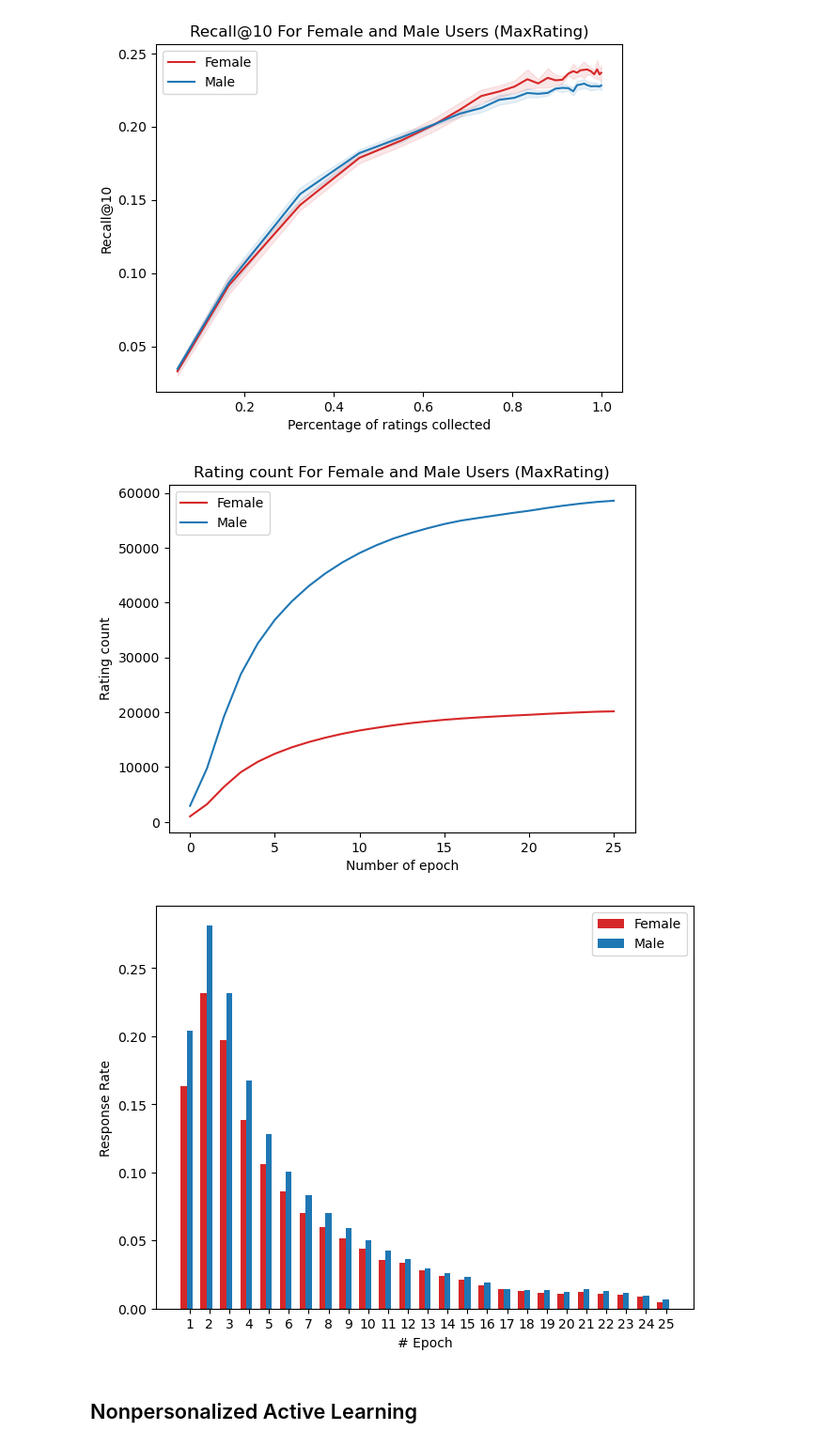
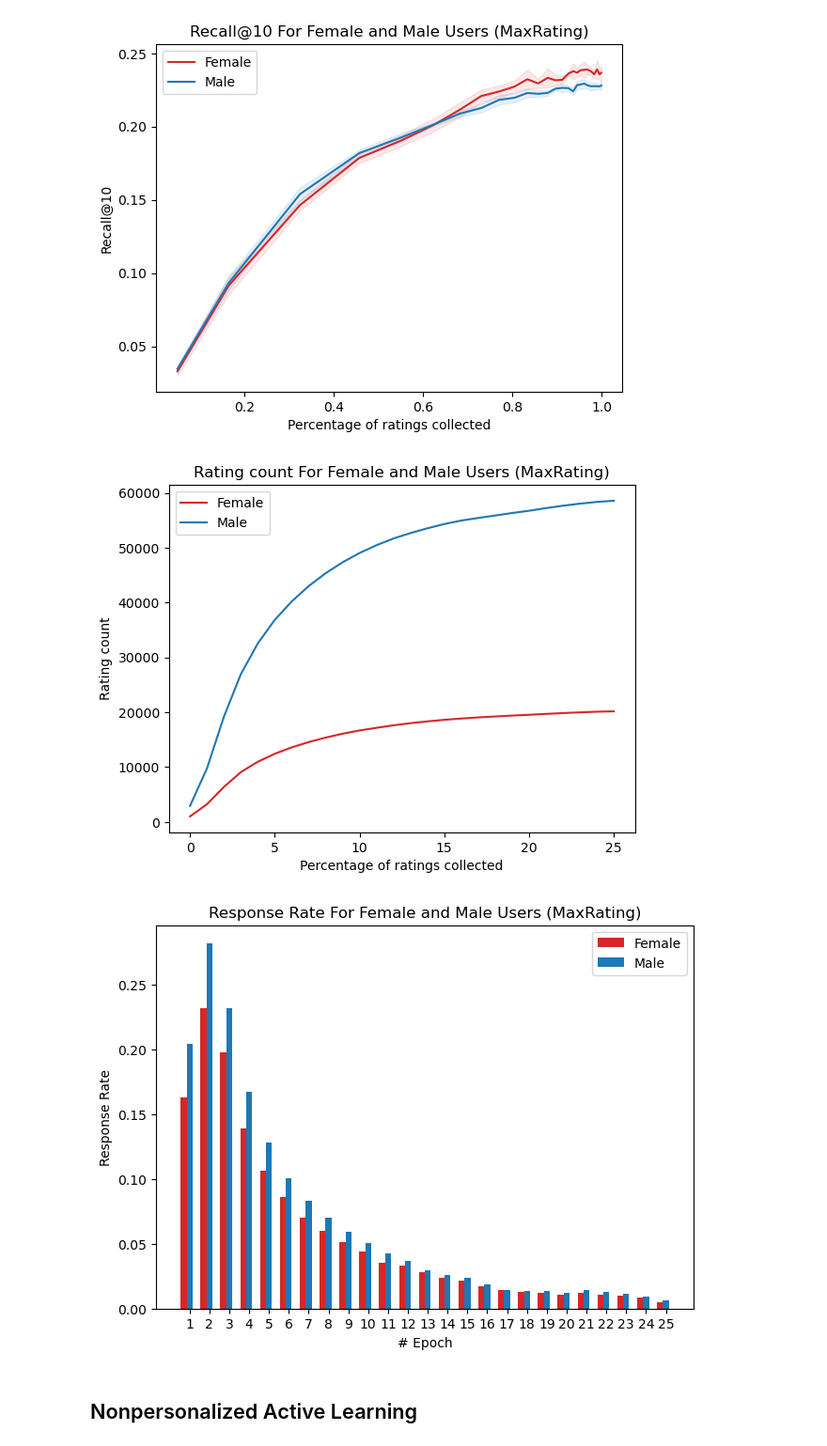
Before and after one commit to sipei-li/DeepALDataMinimization, a Jupyter notebook: LightGCN_exp1.ipynb, the cells around one changed output. Shown at 94% size. Saved outputs shown, nothing was run; the diff lists cells and outputs as text; code cells hidden in the pictures.

```diff
--- a/LightGCN_exp1.ipynb
+++ b/LightGCN_exp1.ipynb
@@ -24,10 +24,10 @@ pd.options.mode.chained_assignment = None
 # %% [markdown]
 ## Load data
 # %%
-data_url = "https://files.grouplens.org/datasets/movielens/ml-100k/u.data"
+data_path = "./data/ml-100k/u.data"
 data_columns = ['user_id', 'item_id', 'rating', 'timestamp']
 
-user_url = "https://files.grouplens.org/datasets/movielens/ml-100k/u.user"
+user_path = "./data/ml-100k/u.user"
 user_columns = ['user_id', 'age', 'gender', 'occupation', 'zip_code']
 # %%
 data_df = pd.read_csv(data_url, sep='\t', names=data_columns, header=None)
@@ -325,47 +320,48 @@ unpro_df_grouped['ci'] = 1.95 * unpro_df_grouped['std'] / np.sqrt(unpro_df_group
 unpro_df_grouped['ci_lower'] = unpro_df_grouped['mean'] - unpro_df_grouped['ci']
 unpro_df_grouped['ci_upper'] = unpro_df_grouped['mean'] + unpro_df_grouped['ci']
 
-plt.plot(np.arange(n_epochs), pro_df_grouped['mean'], color='tab:red', label="Female")
+plt.plot(np.arange(pro_df_grouped.shape[0]), pro_df_grouped['mean'], color='tab:red', label="Female")
 
-plt.plot(np.arange(n_epochs), unpro_df_grouped['mean'], color='tab:blue', label="Male")
+plt.plot(np.arange(unpro_df_grouped.shape[0]), unpro_df_grouped['mean'], color='tab:blue', label="Male")
 
-plt.xlabel('Number of epoch')
+plt.xlabel('Percentage of ratings collected')
 plt.ylabel('Rating count')
 
 plt.legend()
 plt.title("Rating count For Female and Male Users (MaxRating)")
 plt.show()
 # %% [output]
-[figure, old version]
+[figure, new version]
 # %%
 # response rate
 count_df = MaxRating_results_df[['epoch', 'count_pro', 'count_unpro']]
 mean_count_df = count_df.groupby('epoch').agg('mean')
 collected_count_df = mean_count_df.diff()
 collected_count_df = collected_count_df.iloc[1:]
 
 collected_count_df['rate_pro'] = collected_count_df['count_pro'] / (q * n_female)
 collected_count_df['rate_unpro'] = collected_count_df['count_unpro'] / (q * n_male)
 
-x = np.arange(1, n_epochs)
+x = np.arange(1, collected_count_df.shape[0]+1)
 width = 0.3
 multiplier = 0
 
 fig, ax = plt.subplots(layout='constrained')
 
 for col, label, c in zip(['rate_pro', 'rate_unpro'], ['Female', 'Male'], ['tab:red', 'tab:blue']):
     offset = width * multiplier
     rects = ax.bar(x + offset, collected_count_df[col], width, label=label, color=c)
     multiplier += 1
 
 ax.set_ylabel('Response Rate')
 ax.set_xlabel('# Epoch')
 ax.set_xticks(x + width, x)
 ax.legend()
 
+plt.title("Response Rate For Female and Male Users (MaxRating)")
 plt.show()
 # %% [output]
-[figure, old version]
+[figure, new version]
 # %% [markdown]
 ## Nonpersonalized Active Learning
 # %%
```
Also changed, not shown: parts of 9 cells of this notebook, 8 other files.
